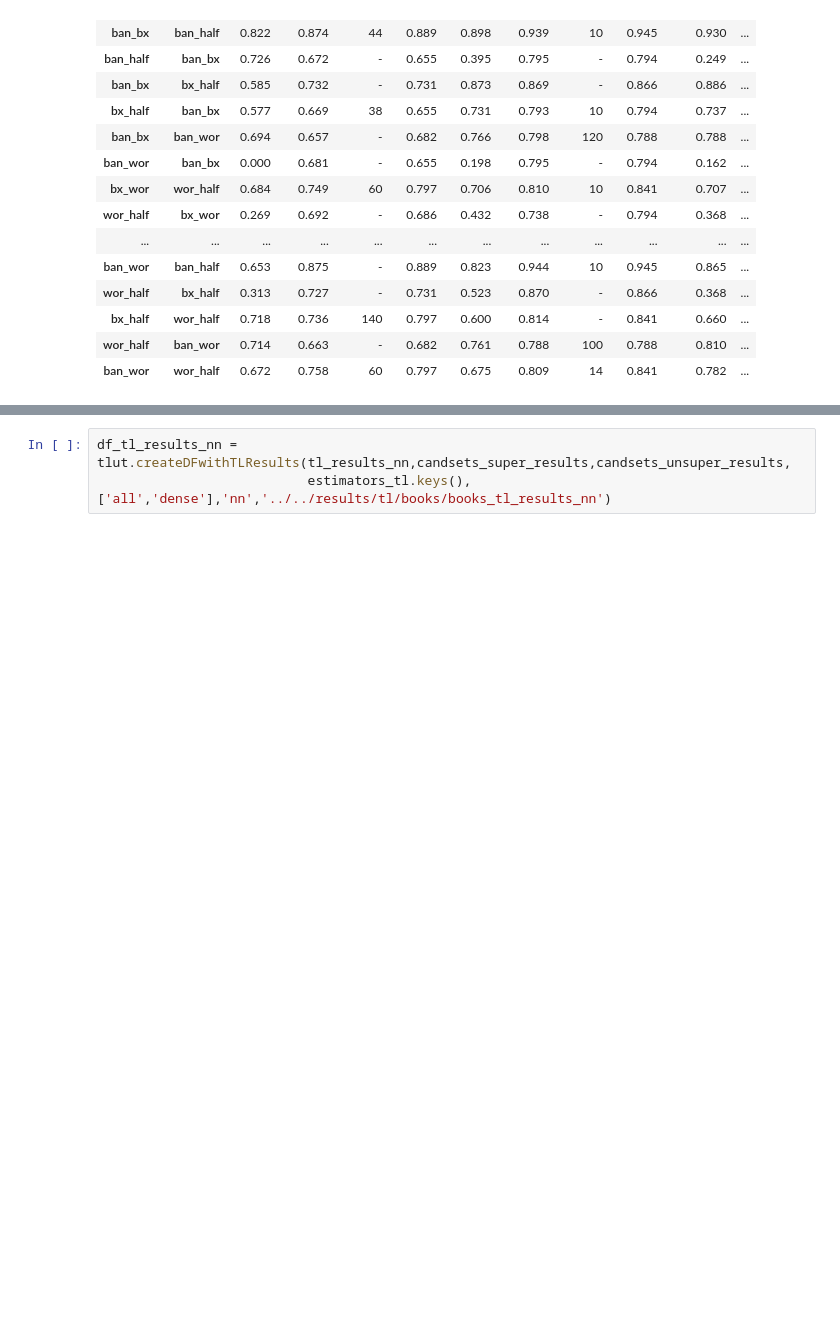
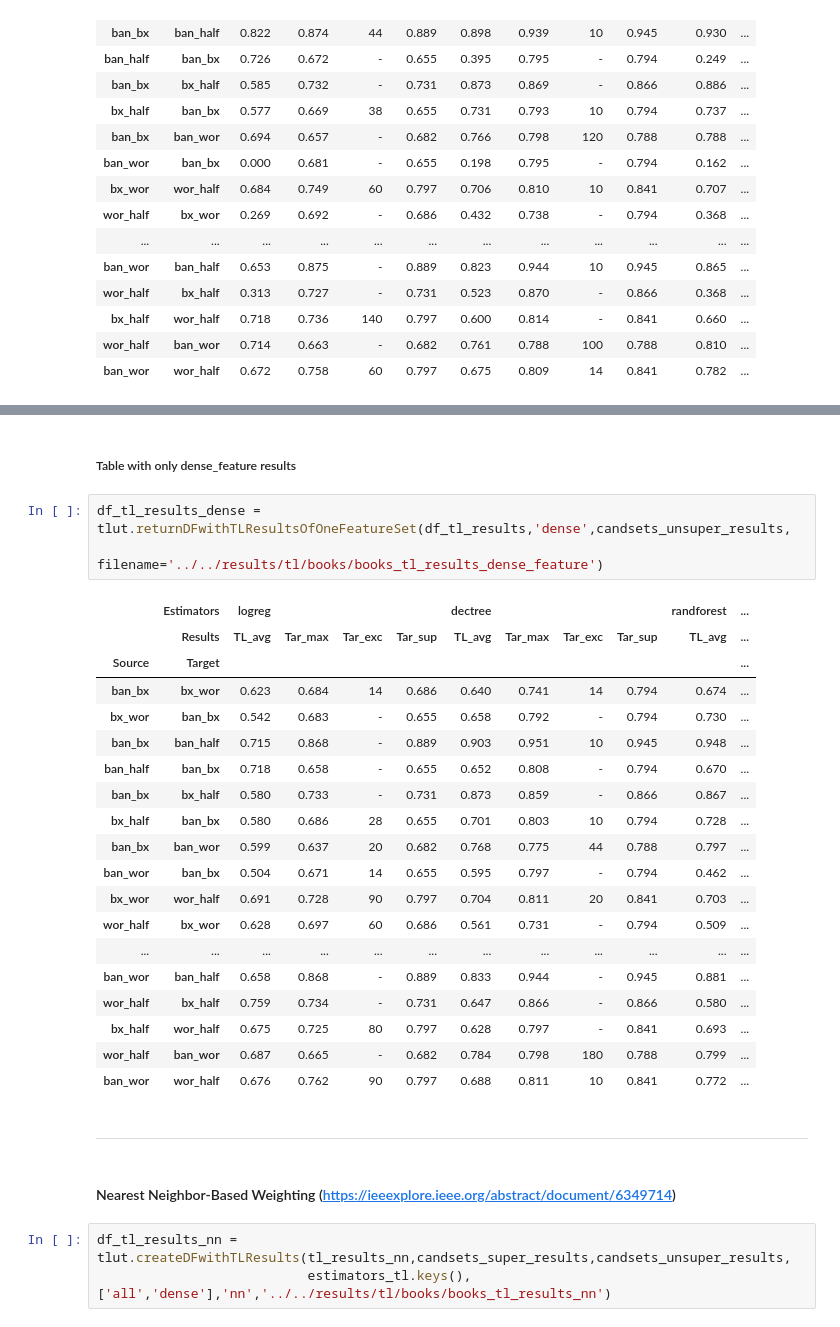
Before and after one commit to JayKay0104/ma-atl-for-er, a Jupyter notebook: code/learning/TL_Experiments_Books_final.ipynb, the cells around one changed output, grey strips where cells are left out. Cells and saved outputs as stored; diff of their text form; blank space fills up the shorter version.

Commit message:
tl notebooks updated and minor change in da_weighting

```diff
--- a/code/learning/TL_Experiments_Books_final.ipynb
+++ b/code/learning/TL_Experiments_Books_final.ipynb
@@ -271,3 +298,32 @@ TL Results when doing naive Transfer (no_weighting) on all feature and only dens
+# %% [markdown]
+##### Table with only dense_feature results
+# %%
+df_tl_results_dense = tlut.returnDFwithTLResultsOfOneFeatureSet(df_tl_results,'dense',candsets_unsuper_results,
+                                                          filename='../../results/tl/books/books_tl_results_dense_feature')
+# %% [output]
+|  | Estimators | logreg |  |  |  | dectree |  |  |  | randforest | ... |
+|  | Results | TL_avg | Tar_max | Tar_exc | Tar_sup | TL_avg | Tar_max | Tar_exc | Tar_sup | TL_avg | ... |
+| Source | Target |  |  |  |  |  |  |  |  |  | ... |
+| ban_bx | bx_wor | 0.623 | 0.684 | 14 | 0.686 | 0.640 | 0.741 | 14 | 0.794 | 0.674 | ... |
+| bx_wor | ban_bx | 0.542 | 0.683 | - | 0.655 | 0.658 | 0.792 | - | 0.794 | 0.730 | ... |
+| ban_bx | ban_half | 0.715 | 0.868 | - | 0.889 | 0.903 | 0.951 | 10 | 0.945 | 0.948 | ... |
+| ban_half | ban_bx | 0.718 | 0.658 | - | 0.655 | 0.652 | 0.808 | - | 0.794 | 0.670 | ... |
+| ban_bx | bx_half | 0.580 | 0.733 | - | 0.731 | 0.873 | 0.859 | - | 0.866 | 0.867 | ... |
+| bx_half | ban_bx | 0.580 | 0.686 | 28 | 0.655 | 0.701 | 0.803 | 10 | 0.794 | 0.728 | ... |
+| ban_bx | ban_wor | 0.599 | 0.637 | 20 | 0.682 | 0.768 | 0.775 | 44 | 0.788 | 0.797 | ... |
+| ban_wor | ban_bx | 0.504 | 0.671 | 14 | 0.655 | 0.595 | 0.797 | - | 0.794 | 0.462 | ... |
+| bx_wor | wor_half | 0.691 | 0.728 | 90 | 0.797 | 0.704 | 0.811 | 20 | 0.841 | 0.703 | ... |
+| wor_half | bx_wor | 0.628 | 0.697 | 60 | 0.686 | 0.561 | 0.731 | - | 0.794 | 0.509 | ... |
+| ... | ... | ... | ... | ... | ... | ... | ... | ... | ... | ... | ... |
+| ban_wor | ban_half | 0.658 | 0.868 | - | 0.889 | 0.833 | 0.944 | - | 0.945 | 0.881 | ... |
+| wor_half | bx_half | 0.759 | 0.734 | - | 0.731 | 0.647 | 0.866 | - | 0.866 | 0.580 | ... |
+| bx_half | wor_half | 0.675 | 0.725 | 80 | 0.797 | 0.628 | 0.797 | - | 0.841 | 0.693 | ... |
+| wor_half | ban_wor | 0.687 | 0.665 | - | 0.682 | 0.784 | 0.798 | 180 | 0.788 | 0.799 | ... |
+| ban_wor | wor_half | 0.676 | 0.762 | 90 | 0.797 | 0.688 | 0.811 | 10 | 0.841 | 0.772 | ... |
+# %% [markdown]
+___________________________________________________________________________________
+# %% [markdown]
+#### Nearest Neighbor-Based Weighting (https://ieeexplore.ieee.org/abstract/document/6349714)
 # %%
 df_tl_results_nn = tlut.createDFwithTLResults(tl_results_nn,candsets_super_results,candsets_unsuper_results,
                            estimators_tl.keys(),['all','dense'],'nn','../../results/tl/books/books_tl_results_nn')
```
Also changed, not shown: parts of 14 cells of this notebook, 3 other files.
